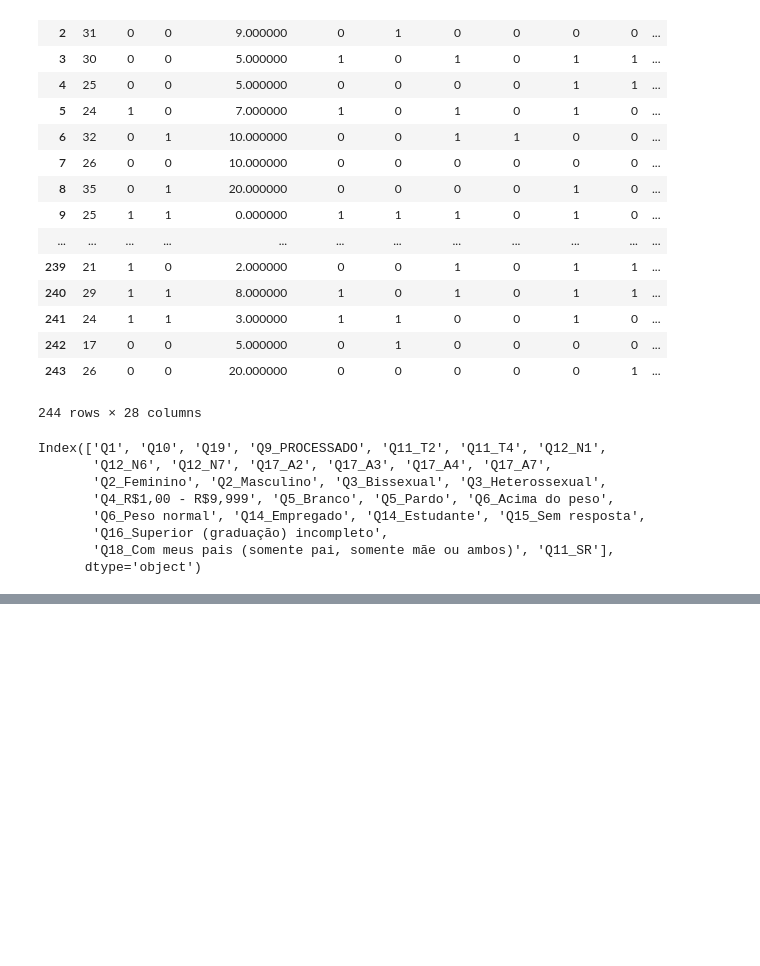
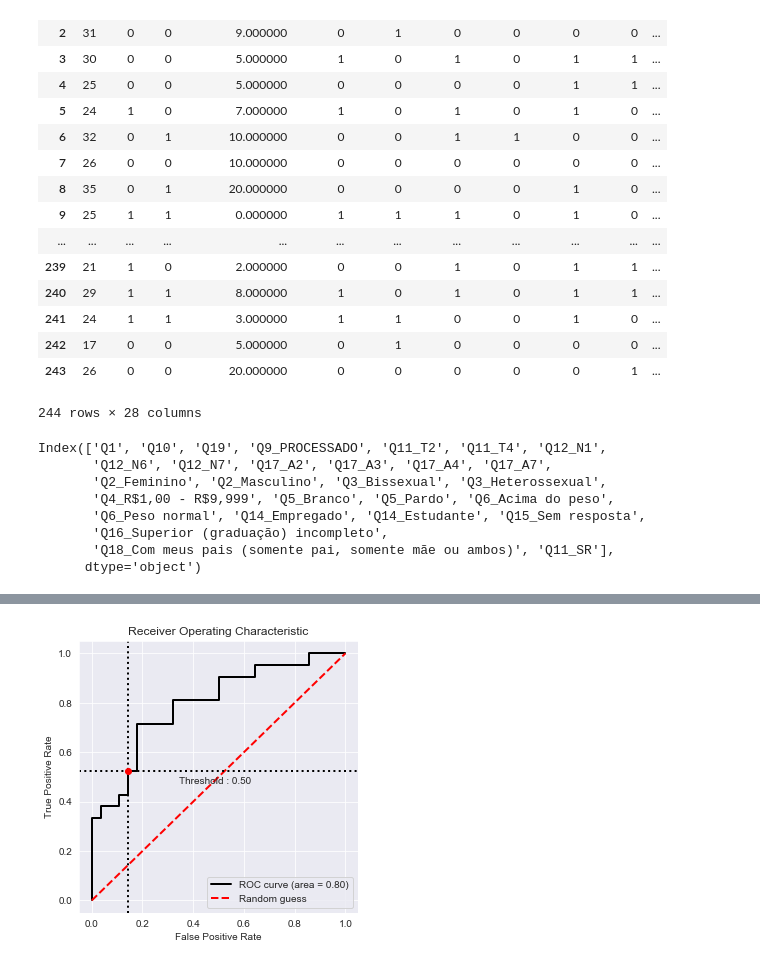
Before and after one commit to claytonrm/AnalisePreditivaSuicidio, a Jupyter notebook: AnalisePreditivaSuicidio.ipynb, the cells around one changed output, grey strips where cells are left out. Cells and saved outputs as stored; diff of their text form; code cells hidden in the pictures; blank space fills up the shorter version.

```diff
--- a/AnalisePreditivaSuicidio.ipynb
+++ b/AnalisePreditivaSuicidio.ipynb
@@ -1052,3 +1037,5 @@ Index(['Q1', 'Q10', 'Q19', 'Q9_PROCESSADO', 'Q11_T2', 'Q11_T4', 'Q12_N1',
        'Q16_Superior (graduação) incompleto',
        'Q18_Com meus pais (somente pai, somente mãe ou ambos)', 'Q11_SR'],
       dtype='object')
+# %%
+X = featured_df
@@ -1054,0 +1131,10 @@ Index(['Q1', 'Q10', 'Q19', 'Q9_PROCESSADO', 'Q11_T2', 'Q11_T4', 'Q12_N1',
+# %%
+%matplotlib inline
+from plot_metric.functions import BinaryClassification
+bc = BinaryClassification(y_test, predicted_y_proba, labels=["Classe 0", "Classe 1"])
+plt.figure(figsize=(5,5))
+bc.plot_roc_curve()
+plt.savefig('roc_curve_lr.png')
+plt.show()
+# %% [output]
+[figure, added]
```
Also changed, not shown: parts of 51 cells of this notebook.
